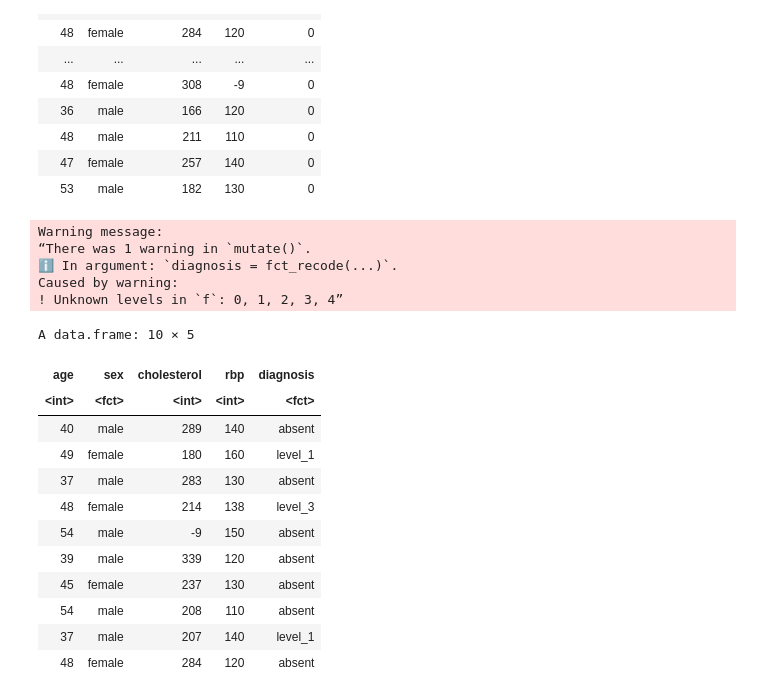
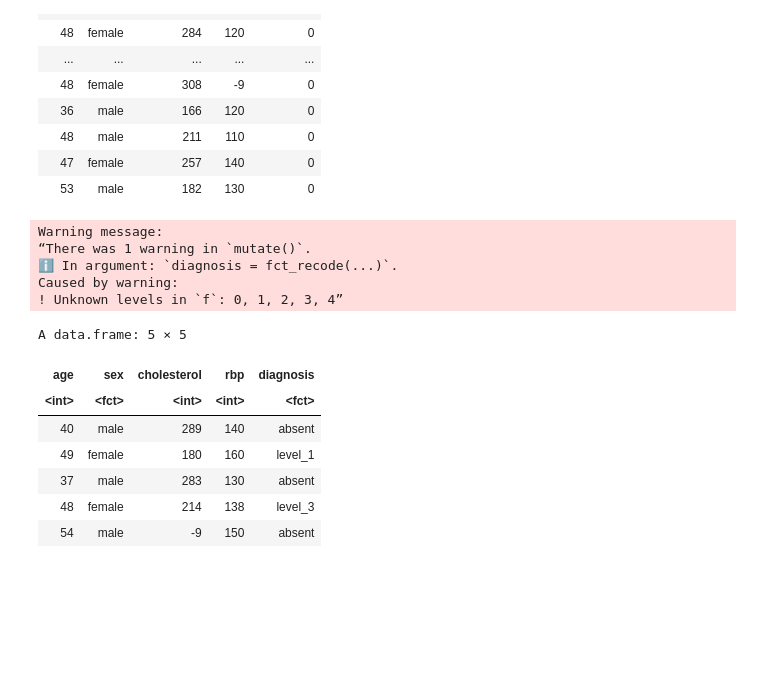
Before and after one commit to denali-gordon/Heart-Disease---Group-Project-DSCI, a Jupyter notebook: heartdiseasecode.ipynb, the cells around one changed output. Saved outputs shown, nothing was run; the diff lists cells and outputs as text; code cells hidden in the pictures; blank space fills up the shorter version.

```diff
--- a/heartdiseasecode.ipynb
+++ b/heartdiseasecode.ipynb
@@ -160,25 +160,20 @@ A data.frame: 294 × 5
 # %%
 heart_disease_final <- heart_disease_new2|>
 mutate(diagnosis = as_factor(diagnosis))|>
 mutate(diagnosis = fct_recode(diagnosis, "absent" = "0", "level_1" = "1", "level_2" = "2", "level_3" = "3", "level_4" = "4"))|>
-slice(1:1)
+slice(1:5)
 heart_disease_final
 # %% [output]
 Warning message:
 “There was 1 warning in `mutate()`.
 ℹ In argument: `diagnosis = fct_recode(...)`.
 Caused by warning:
 ! Unknown levels in `f`: 0, 1, 2, 3, 4”
-A data.frame: 10 × 5
+A data.frame: 5 × 5
 | age | sex | cholesterol | rbp | diagnosis |
 | <int> | <fct> | <int> | <int> | <fct> |
 | 40 | male | 289 | 140 | absent |
 | 49 | female | 180 | 160 | level_1 |
 | 37 | male | 283 | 130 | absent |
 | 48 | female | 214 | 138 | level_3 |
 | 54 | male | -9 | 150 | absent |
-| 39 | male | 339 | 120 | absent |
-| 45 | female | 237 | 130 | absent |
-| 54 | male | 208 | 110 | absent |
-| 37 | male | 207 | 140 | level_1 |
-| 48 | female | 284 | 120 | absent |
```
